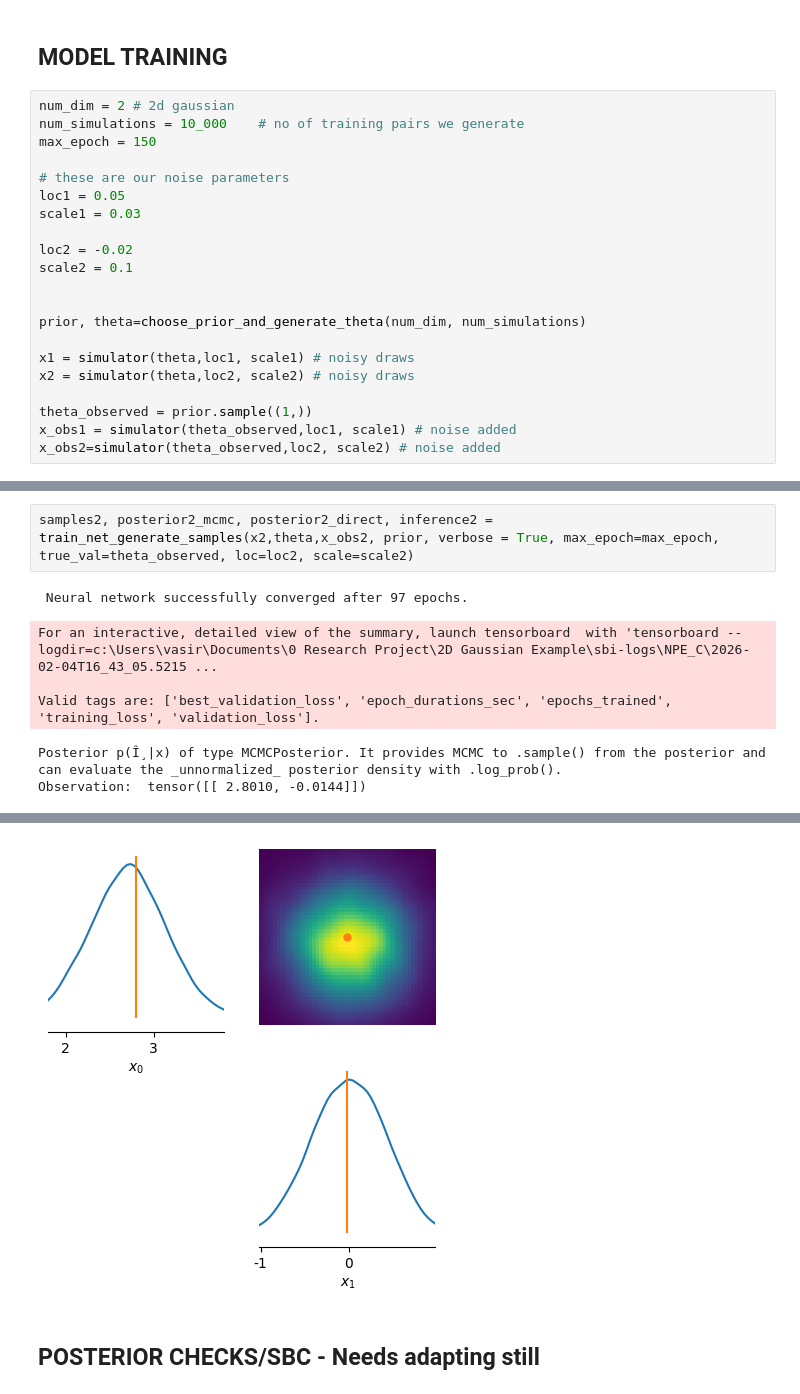
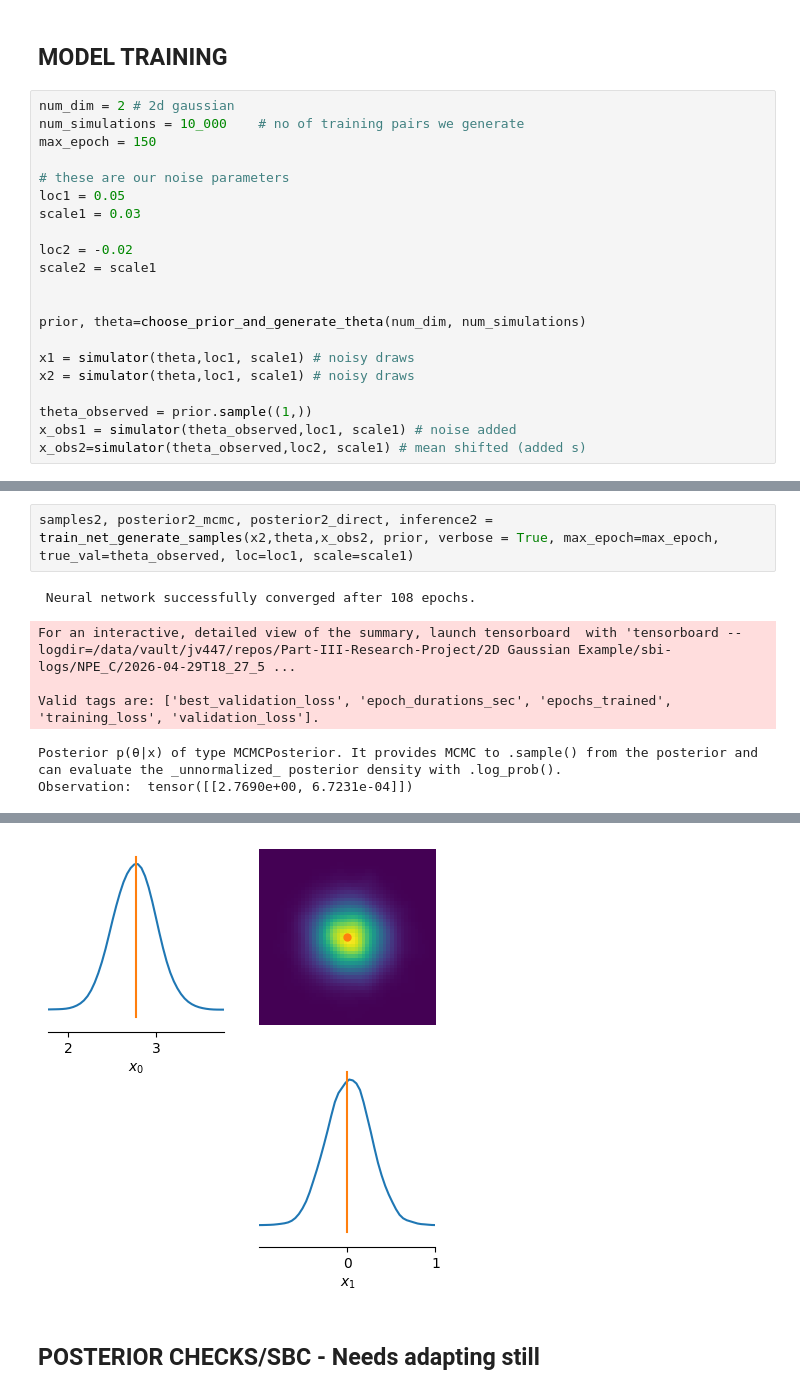
Before and after one commit to jayvasireddy/Part-III-Research-Project, a Jupyter notebook: 2D Gaussian Example/Adapting Current Code.ipynb, the cells around one changed output, grey strips where cells are left out. Saved outputs shown, nothing was run; the diff lists cells and outputs as text.

Commit message:
running updaated 2d gaussian

```diff
--- a/2D Gaussian Example/Adapting Current Code.ipynb
+++ b/2D Gaussian Example/Adapting Current Code.ipynb
@@ -265,17 +262,17 @@ loc1 = 0.05
 scale1 = 0.03
 
 loc2 = -0.02
-scale2 = 0.1
+scale2 = scale1
 
 
 prior, theta=choose_prior_and_generate_theta(num_dim, num_simulations)
 
 x1 = simulator(theta,loc1, scale1) # noisy draws
-x2 = simulator(theta,loc2, scale2) # noisy draws
+x2 = simulator(theta,loc1, scale1) # noisy draws
 
 theta_observed = prior.sample((1,))
 x_obs1 = simulator(theta_observed,loc1, scale1) # noise added
-x_obs2=simulator(theta_observed,loc2, scale2) # noise added
+x_obs2=simulator(theta_observed,loc2, scale1) # mean shifted (added s)
 # %%
 # Prior checks: does observation fall in prior support
 plot_checker(x1,x_obs1)
@@ -298,9 +295,9 @@ Observation:  tensor([[2.7484, 0.2764]])
 # %%
-samples2, posterior2_mcmc, posterior2_direct, inference2 = train_net_generate_samples(x2,theta,x_obs2, prior, verbose = True, max_epoch=max_epoch, true_val=theta_observed, loc=loc2, scale=scale2)
+samples2, posterior2_mcmc, posterior2_direct, inference2 = train_net_generate_samples(x2,theta,x_obs2, prior, verbose = True, max_epoch=max_epoch, true_val=theta_observed, loc=loc1, scale=scale1)
 # %% [output]
- Neural network successfully converged after 97 epochs.
+ Neural network successfully converged after 108 epochs.
-For an interactive, detailed view of the summary, launch tensorboard  with 'tensorboard --logdir=c:\Users\vasir\Documents\0 Research Project\2D Gaussian Example\sbi-logs\NPE_C\2026-02-04T16_43_05.5215 ...
+For an interactive, detailed view of the summary, launch tensorboard  with 'tensorboard --logdir=/data/vault/jv447/repos/Part-III-Research-Project/2D Gaussian Example/sbi-logs/NPE_C/2026-04-29T18_27_5 ...
 
 Valid tags are: ['best_validation_loss', 'epoch_durations_sec', 'epochs_trained', 'training_loss', 'validation_loss'].
-Posterior p(Î¸|x) of type MCMCPosterior. It provides MCMC to .sample() from the posterior and can evaluate the _unnormalized_ posterior density with .log_prob().
-Observation:  tensor([[ 2.8010, -0.0144]])
+Posterior p(θ|x) of type MCMCPosterior. It provides MCMC to .sample() from the posterior and can evaluate the _unnormalized_ posterior density with .log_prob().
+Observation:  tensor([[2.7690e+00, 6.7231e-04]])
@@ -309,4 +306,4 @@ Observation:  tensor([[ 2.8010, -0.0144]])
-[figure, old version]
+[figure, new version]
 # %% [markdown]
 ## POSTERIOR CHECKS/SBC - Needs adapting still
 # %%
```
Also changed, not shown: parts of 21 cells of this notebook, 5 other files.
